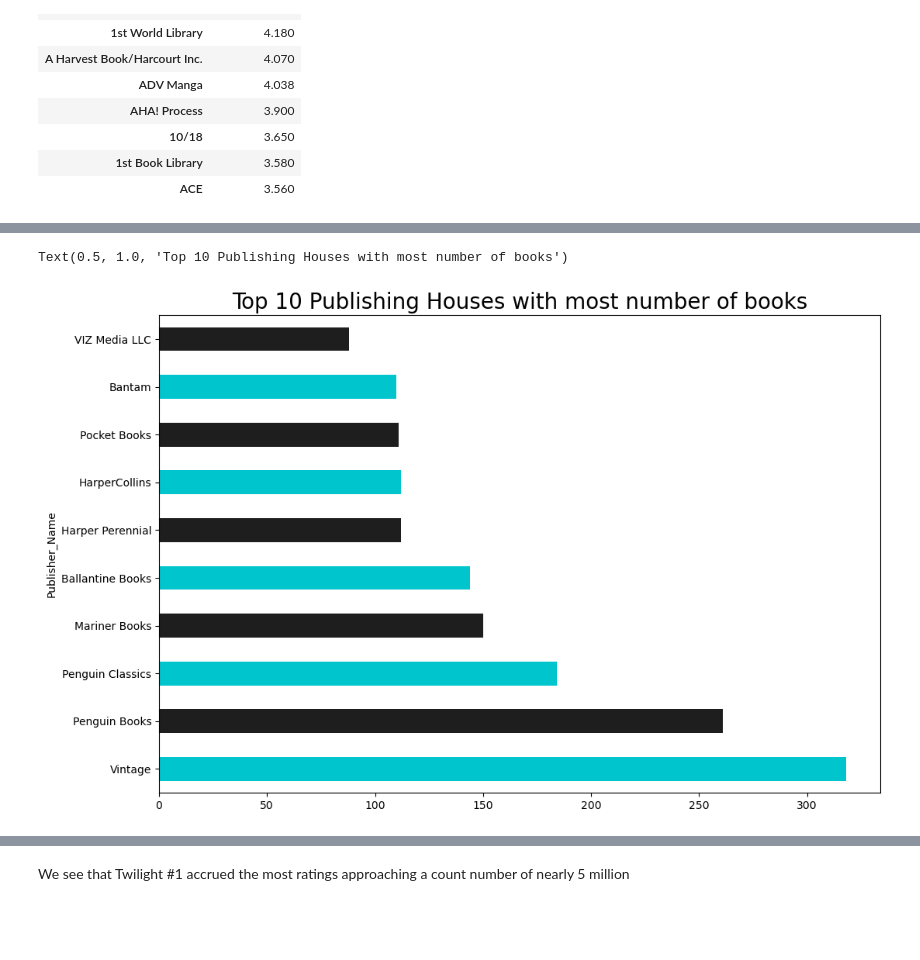
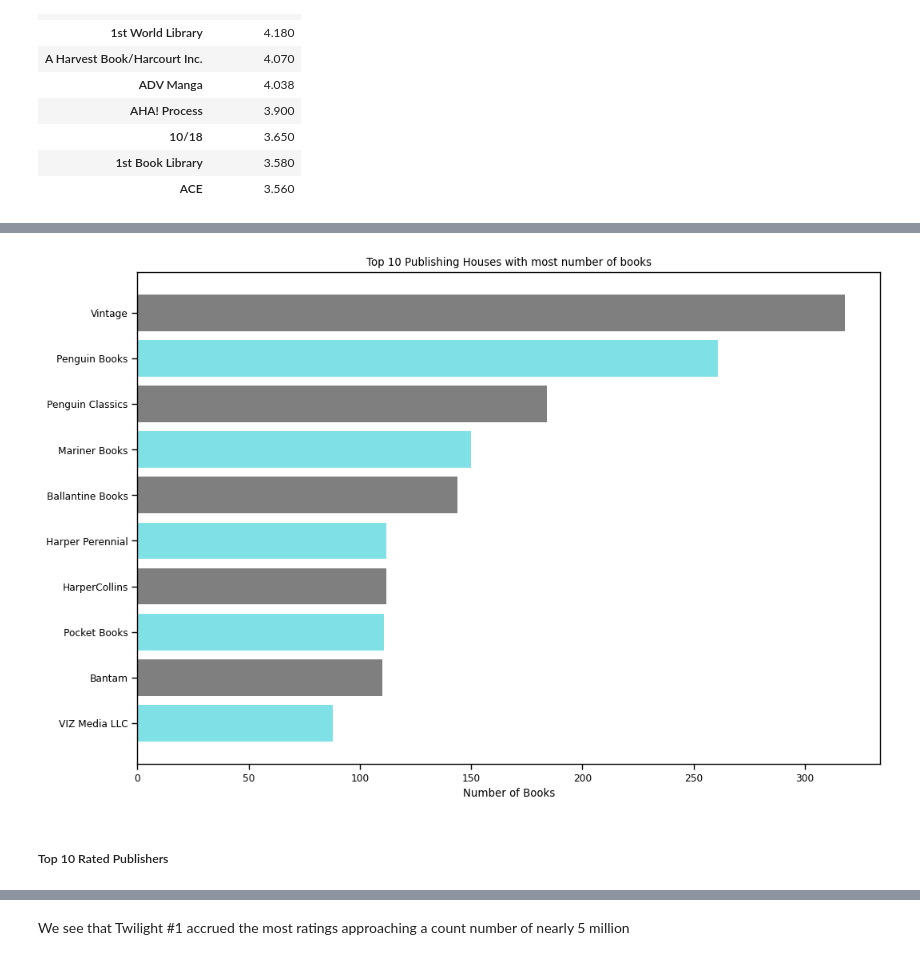
Before and after one commit to Ayanab01/BookClassificationModel, a Jupyter notebook: ML Project.ipynb, the cells around one changed output, grey strips where cells are left out. Saved outputs shown, nothing was run; the diff lists cells and outputs as text; code cells hidden in the pictures; blank space fills up the shorter version.

```diff
--- a/ML Project.ipynb
+++ b/ML Project.ipynb
@@ -400,0 +452,10 @@ pd.DataFrame(df.groupby(['publisher'])['average_rating'].mean().head(10)).sort_v
+# %%
+allPublishers = df.publisher.unique()
+y_pos = np.arange(len(allPublishers))
+
+print(len(allPublishers))
+
+top10Publishers = df[['publisher', 'title']].groupby(['publisher']).count()
+top10Publishers = top10Publishers.sort_values(by=['title'], ascending=True)
+top10Publishers = top10Publishers.tail(10)
+top10Publishers
@@ -401,8 +476,11 @@ pd.DataFrame(df.groupby(['publisher'])['average_rating'].mean().head(10)).sort_v
 # %%
-plt.figure(figsize = (12, 8))
-df.publisher.value_counts().head(10).plot(kind="barh",color=['#00C5CD', '#1E1E1E'])
-plt.ylabel('Publisher_Name')
-plt.title("Top 10 Publishing Houses with most number of books",fontsize=20)
+plt.figure(figsize=(12, 8))
+y_NoTitles = top10Publishers['title']
+plt.barh(top10Publishers.index.values, y_NoTitles, 0.8, align='center', alpha=0.5, color = ['#00C5CD', '#000000'])
+plt.xlabel('Number of Books')
+plt.title('Top 10 Publishing Houses with most number of books')
+plt.show()
 # %% [output]
-Text(0.5, 1.0, 'Top 10 Publishing Houses with most number of books')
-[figure, old version]
+[figure, new version]
+# %% [markdown]
+##### Top 10 Rated Publishers
```
Also changed, not shown: parts of 44 cells of this notebook.
